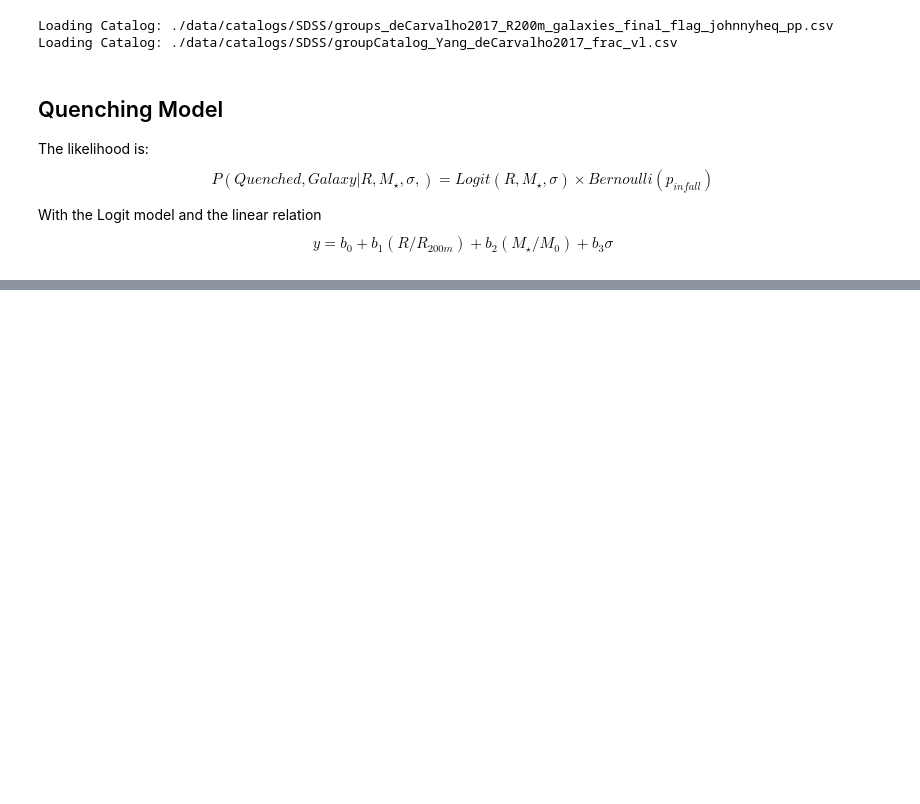
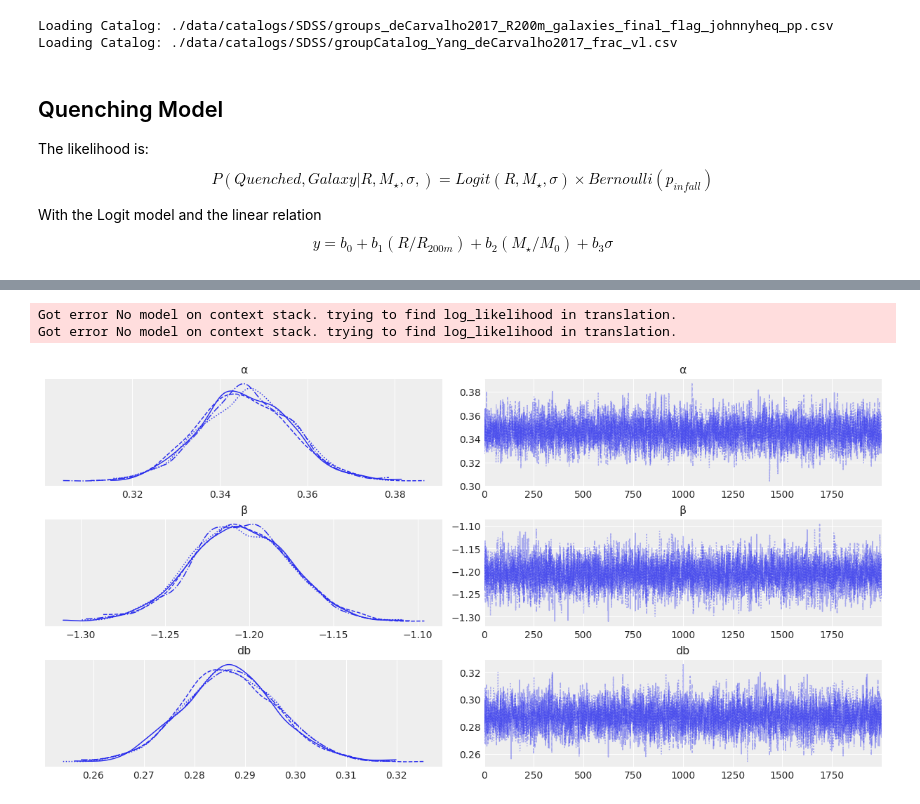
Before and after one commit to estevesjh/galaxyFormation, a Jupyter notebook: bayesianAnalysis/logisticRegression.ipynb, the cells around one changed output, grey strips where cells are left out. Cells and saved outputs as stored; diff of their text form; code cells hidden in the pictures; blank space fills up the shorter version.

```diff
--- a/bayesianAnalysis/logisticRegression.ipynb
+++ b/bayesianAnalysis/logisticRegression.ipynb
@@ -154,0 +122,5 @@ with pm.Model(coords=coords) as manual_logistic_model:
+# %%
+M0 = 1e10
+data = {'clusters': gid,'quenching':qf,
+        'Rn':np.log10(rn),'lnMs':np.log10(smass/M0),'Vn':np.abs(vn)}
+data = pd.DataFrame(data)
@@ -154,0 +129,2 @@ with pm.Model(coords=coords) as manual_logistic_model:
+# %%
+simple_model = 'quenching ~ Rn + lnMs + Vn'
@@ -154,0 +136,4 @@ with pm.Model(coords=coords) as manual_logistic_model:
+# %%
+model = smf.logit(formula=simple_model, data=data.iloc[idx])
+result = model.fit()
+print(result.summary())
@@ -154,0 +178,23 @@ with pm.Model(coords=coords) as manual_logistic_model:
+# %%
+y_simple = data['quenching']
+x_n = 'Rn'
+x_c = data[x_n].values
+
+with pm.Model() as model_simple:
+    # random variables for the coefficient with
+    # uninformative priors for each parameter
+    α = pm.Normal('α', mu=result.params.Intercept, sd=0.5)
+    β = pm.Normal('β', mu=result.params.Rn, sd=0.5)
+
+    # Transform random variables into vector of probabilities
+    μ = α + pm.math.dot(x_c, β)
+    θ = pm.Deterministic('θ', pm.math.sigmoid(μ))
+
+    # The decision boundary
+    db = pm.Deterministic('db', 10**(-α/β))
+
+    # Bernoulli random vector with probability of success
+    # given by sigmoid function and actual data as observed
+    y = pm.Bernoulli(name='logit', p=θ, observed=y_simple)
+
+    trace_simple = pm.sample(2000, tune=1000, chains=4, init = 'adapt_diag', cores=5)
@@ -154,0 +216,6 @@ with pm.Model(coords=coords) as manual_logistic_model:
+# %%
+az.plot_trace(trace_simple, var_names=["α", "β", "db"]);
+# %% [output]
+Got error No model on context stack. trying to find log_likelihood in translation.
+Got error No model on context stack. trying to find log_likelihood in translation.
+[figure, added]
```
Also changed, not shown: parts of 67 cells of this notebook.
